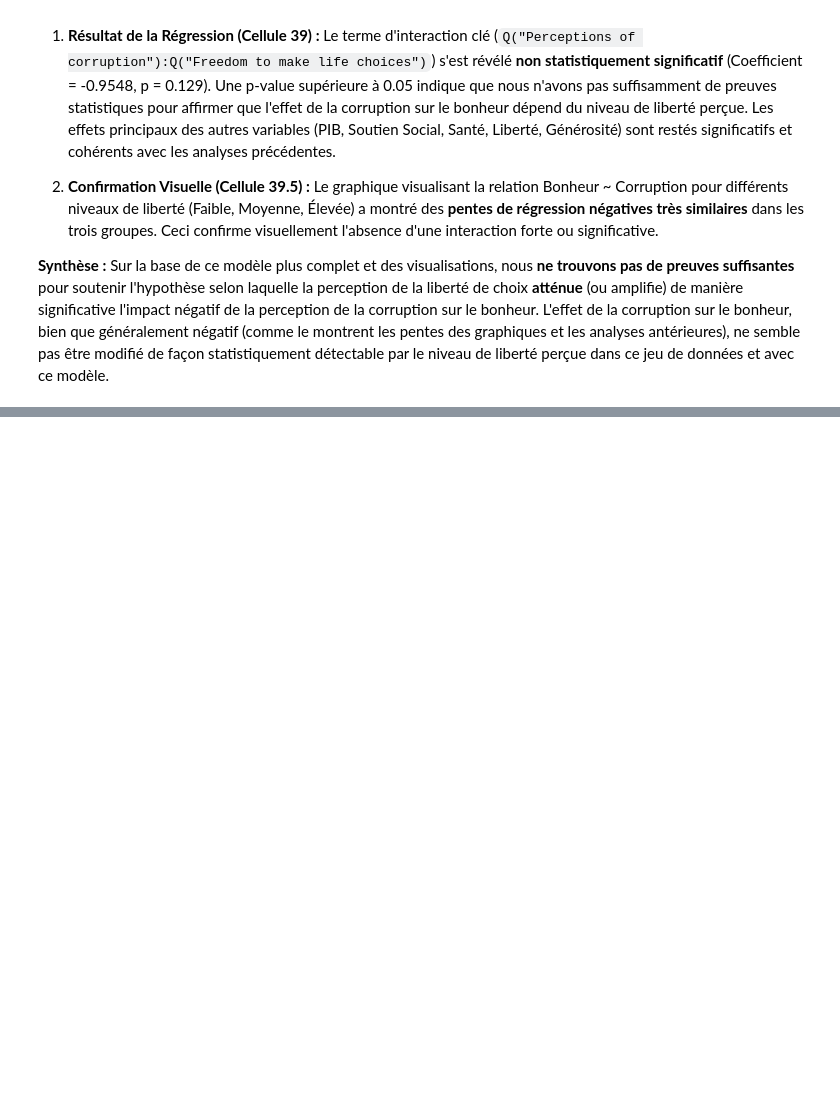
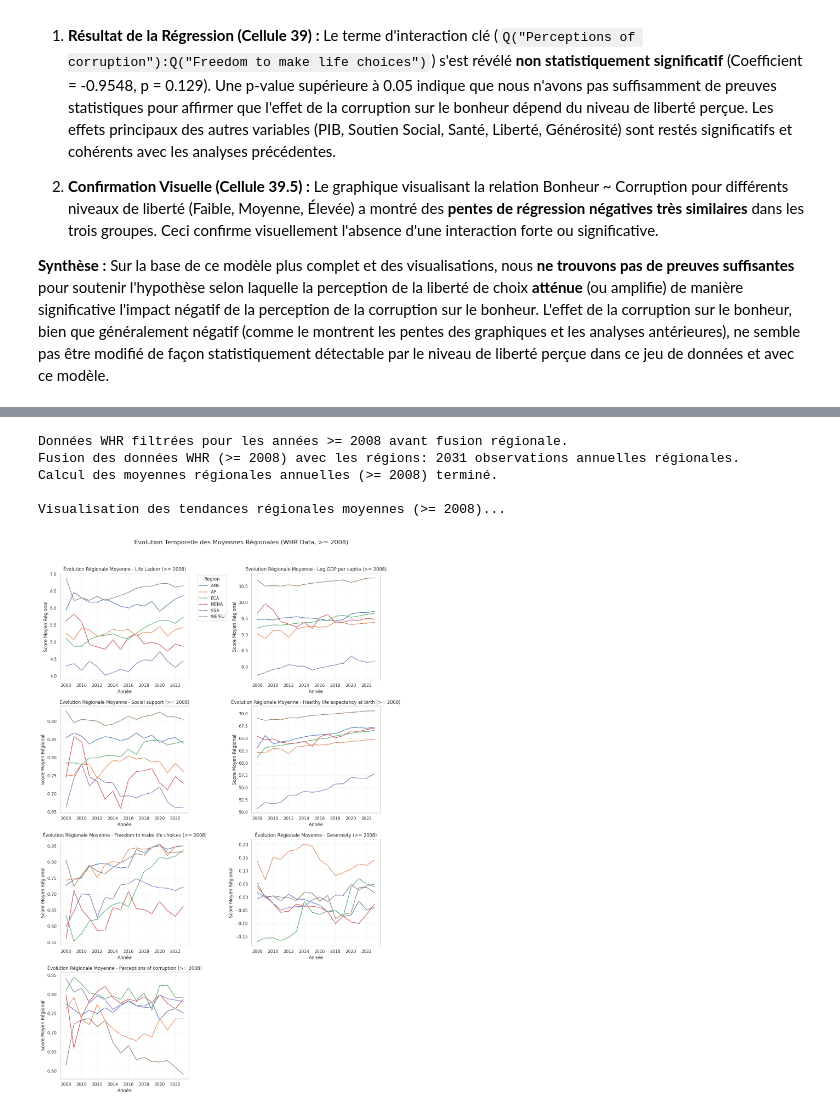
Before and after one commit to Rayane0001/world-happiness-analysis, a Jupyter notebook: analyse_rayane.ipynb, the cells around one changed output, grey strips where cells are left out. Drawn from its saved outputs; the diff is of its cells as text; code cells hidden in the pictures; blank space fills up the shorter version.

```diff
--- a/analyse_rayane.ipynb
+++ b/analyse_rayane.ipynb
@@ -1169,0 +1249,80 @@ Pour déterminer si la perception de la liberté atténue l'impact négatif de l
+# %%
+# --- Analyse des Tendances Régionales Moyennes (Corrigé: >= 2008) ---
+
+# Vérifier si les données WHR et Régions existent
+whr_data_exists = 'df_whr_full' in locals() and df_whr_full is not None
+region_data_exists = 'df_regions' in locals() and df_regions is not None
+
+q10_regional_possible = False
+if whr_data_exists and region_data_exists:
+
+    # 1. Filtrer les données WHR pour commencer en 2008 AVANT la fusion
+    start_year = 2008
+    df_whr_filtered = df_whr_full[df_whr_full['year'] >= start_year].copy()
+    print(f"Données WHR filtrées pour les années >= {start_year} avant fusion régionale.")
+
+    # 2. Fusionner les données WHR filtrées complètes avec les régions
+    df_merged_regions_full = pd.merge(df_whr_filtered, df_regions.dropna(subset=['Region']), on='Country', how='inner')
+    print(f"Fusion des données WHR (>= {start_year}) avec les régions: {len(df_merged_regions_full)} observations annuelles régionales.")
+
+    # 3. Calculer les moyennes annuelles PAR région pour les variables clés
+    cols_evolution = [
+        'Life Ladder', 'Log GDP per capita', 'Social support',
+        'Healthy life expectancy at birth', 'Freedom to make life choices',
+        'Generosity', 'Perceptions of corruption'
+    ]
+    regional_yearly_means = df_merged_regions_full.dropna(subset=cols_evolution + ['year', 'Region'])\
+                                                 .groupby(['year', 'Region'])[cols_evolution]\
+                                                 .mean().reset_index()
+
+    print("Calcul des moyennes régionales annuelles (>= 2008) terminé.")
+
+    q10_regional_possible = True if not regional_yearly_means.empty else False
+
+elif not whr_data_exists:
+     print("Le DataFrame 'df_whr_full' n'a pas pu être chargé.")
+elif not region_data_exists:
+     print("Le DataFrame 'df_regions' n'a pas pu être chargé/créé (voir Q3).")
+
+if not q10_regional_possible:
+    print("Analyse temporelle régionale annulée.")
+
+# 4. Visualisation des tendances régionales (code de plot inchangé, si possible)
+if q10_regional_possible:
+    print("\nVisualisation des tendances régionales moyennes (>= 2008)...")
+
+    n_factors = len(cols_evolution)
+    n_cols_regional = 2
+    n_rows_regional = (n_factors + n_cols_regional - 1) // n_cols_regional
+
+    plt.figure(figsize=(15, n_rows_regional * 5))
+
+    for i, factor in enumerate(cols_evolution):
+        plt.subplot(n_rows_regional, n_cols_regional, i + 1)
+        sns.lineplot(data=regional_yearly_means, x='year', y=factor, hue='Region', marker='.', legend='auto')
+
+        # Forcer les ticks des années à être des entiers
+        plt.gca().xaxis.get_major_locator().set_params(integer=True)
+        plt.title(f'Évolution Régionale Moyenne - {factor} (>= {start_year})')
+        plt.xlabel('Année')
+        plt.ylabel('Score Moyen Régional')
+        plt.grid(True, linestyle=':', linewidth=0.5)
+
+        # Gestion de la légende
+        if i == 0:
+             plt.legend(title='Region', bbox_to_anchor=(1.05, 1), loc='upper left')
+        else:
+             handles, labels = plt.gca().get_legend_handles_labels()
+             if handles:
+                 plt.legend().set_visible(False)
+
+    plt.suptitle(f'Évolution Temporelle des Moyennes Régionales (WHR Data, >= {start_year})', fontsize=16, y=1.02)
+    plt.tight_layout(rect=[0, 0, 0.85, 1])
+    plt.show()
+# %% [output]
+Données WHR filtrées pour les années >= 2008 avant fusion régionale.
+Fusion des données WHR (>= 2008) avec les régions: 2031 observations annuelles régionales.
+Calcul des moyennes régionales annuelles (>= 2008) terminé.
+
+Visualisation des tendances régionales moyennes (>= 2008)...
+[figure, added]
```
Also changed, not shown: parts of 4 cells of this notebook, 1 other file.
